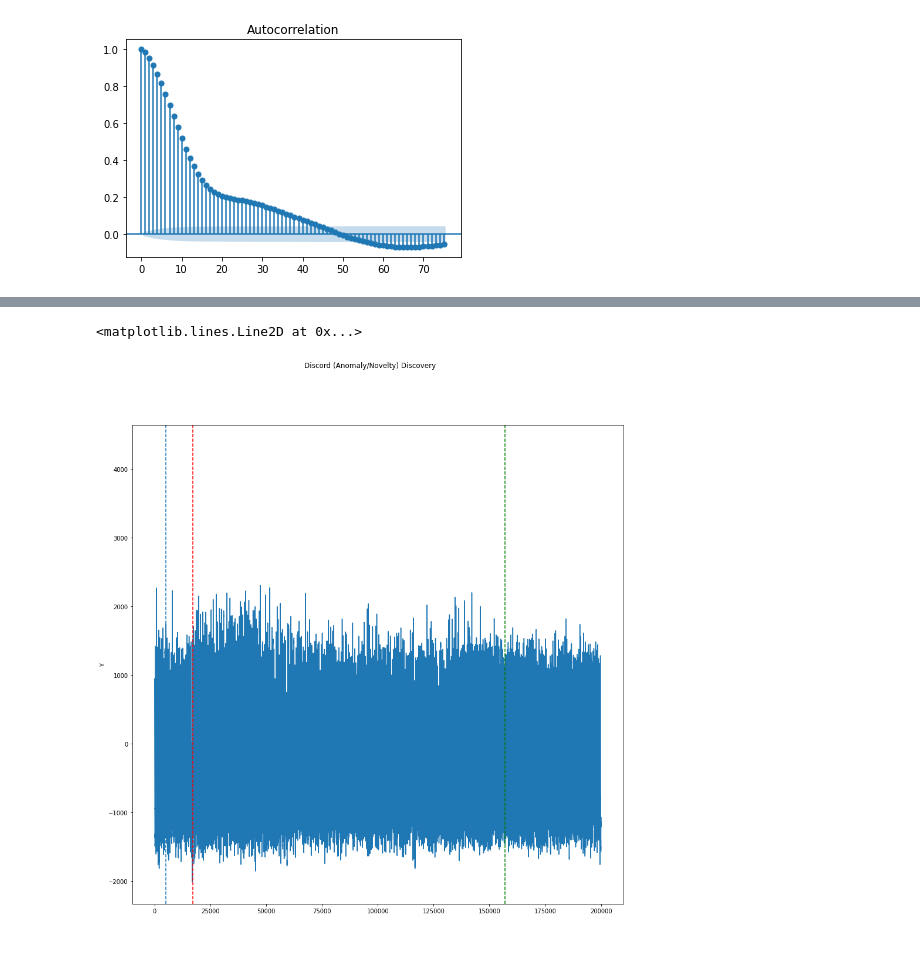
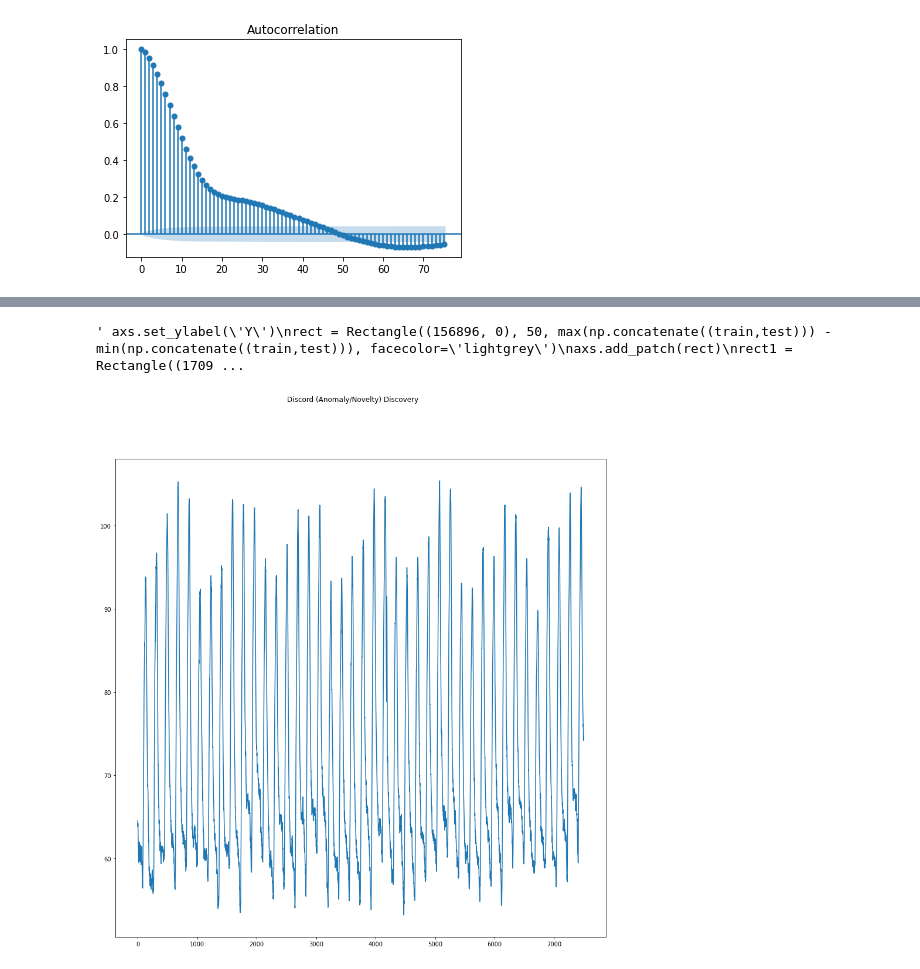
Before and after one commit to Pasindu19970808/Anomaly-Detection-Project, a Jupyter notebook: DataVisualization.ipynb, the cells around one changed output, grey strips where cells are left out. Saved outputs shown, nothing was run; the diff lists cells and outputs as text; code cells hidden in the pictures.

```diff
--- a/DataVisualization.ipynb
+++ b/DataVisualization.ipynb
@@ -178,19 +185,19 @@ df_results
 # %%
 fig, axs = plt.subplots(1, figsize = (15,15), sharex=True, gridspec_kw={'hspace': 0})
-train,test,test_data_start_pt = DataLoading.split_data(file_path = DataLoading.file_path,index = 15)
+train,test,test_data_start_pt = DataLoading.split_data(file_path = DataLoading.file_path,index = 30)
 plt.suptitle('Discord (Anomaly/Novelty) Discovery')
 axs.plot(np.concatenate((train,test)))
-axs.set_ylabel('Y')
+""" axs.set_ylabel('Y')
 rect = Rectangle((156896, 0), 50, max(np.concatenate((train,test))) - min(np.concatenate((train,test))), facecolor='lightgrey')
 axs.add_patch(rect)
 rect1 = Rectangle((17099, 0), 50, max(np.concatenate((train,test))) - min(np.concatenate((train,test))), facecolor='lightgrey')
 axs.add_patch(rect1)
 axs.axvline(x = np.array(train).shape[0], linestyle = "dashed")
 axs.axvline(x = (156896 + 25),linestyle = "dashed",color = 'g')
-axs.axvline(x = (17099 + 25),linestyle = "dashed",color = 'r')
+axs.axvline(x = (17099 + 25),linestyle = "dashed",color = 'r') """
 # %% [output]
-<matplotlib.lines.Line2D at 0x...>
+' axs.set_ylabel(\'Y\')\nrect = Rectangle((156896, 0), 50, max(np.concatenate((train,test))) - min(np.concatenate((train,test))), facecolor=\'lightgrey\')\naxs.add_patch(rect)\nrect1 = Rectangle((1709 ...
-[figure, old version]
+[figure, new version]
 # %%
 fig, axs = plt.subplots(1, figsize = (15,15), sharex=True, gridspec_kw={'hspace': 0})
 train,test,test_data_start_pt = DataLoading.split_data(file_path = DataLoading.file_path,index = 1)
```
Also changed, not shown: parts of 26 cells of this notebook, 5 other files.
